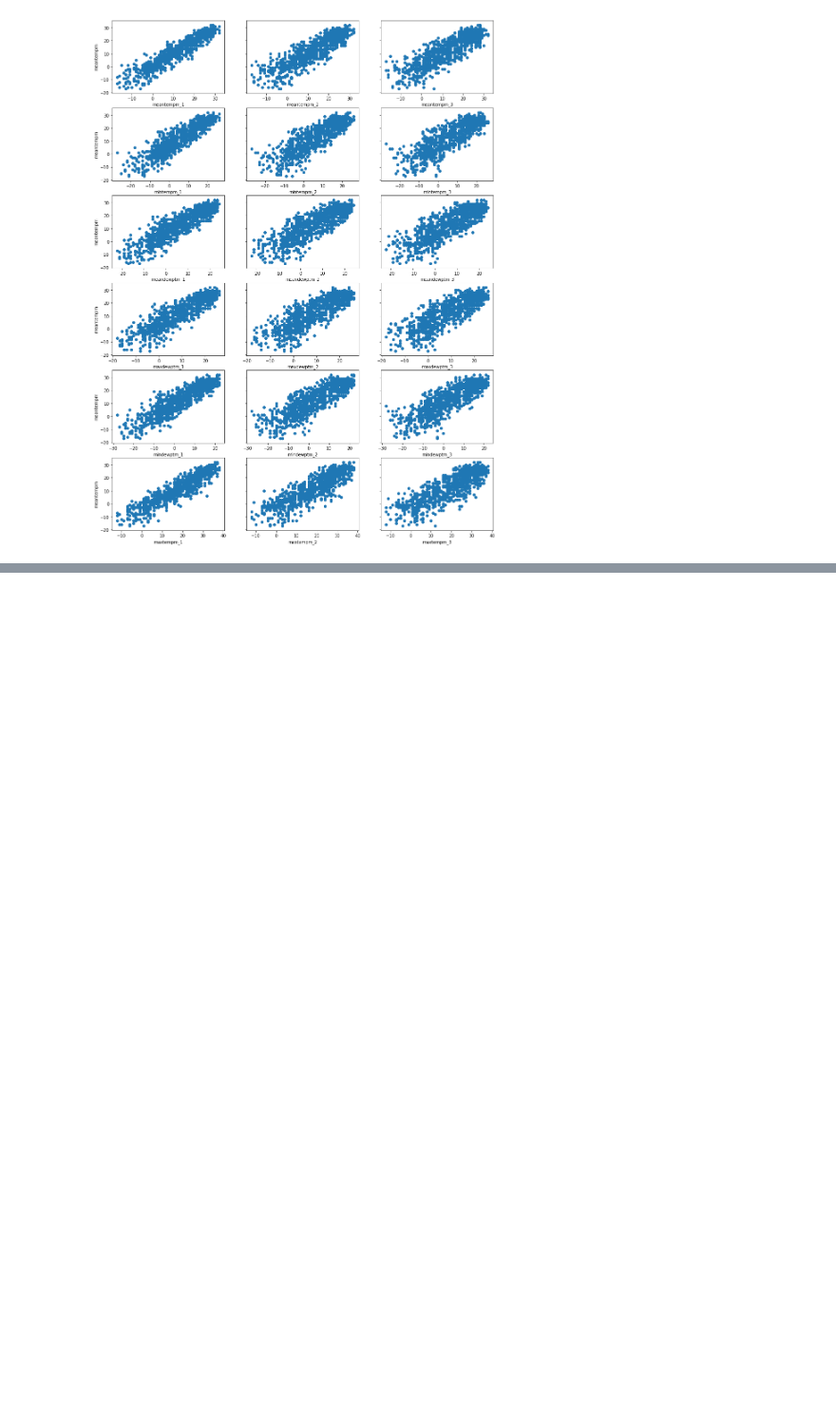
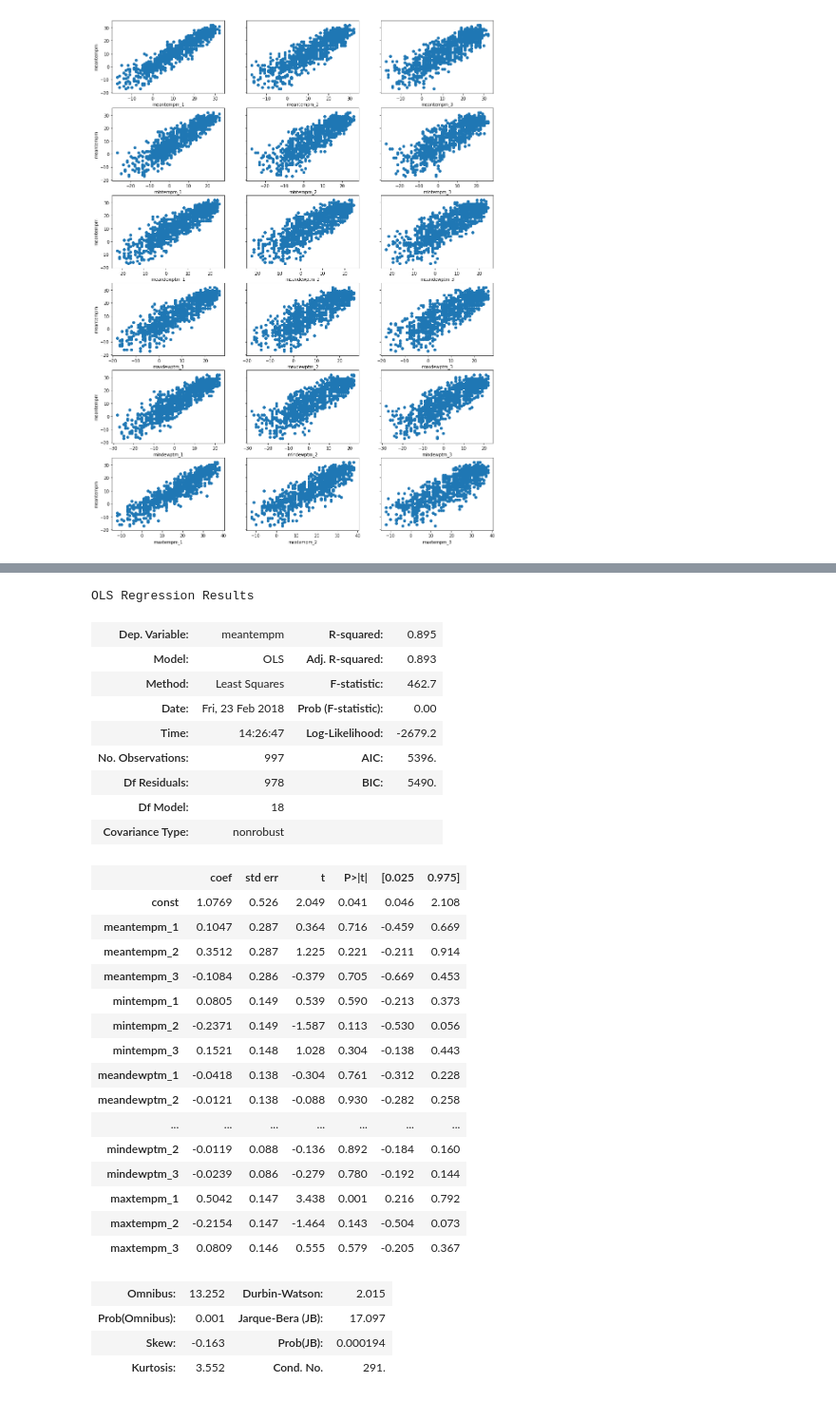
Before and after one commit to suyash0103/Weather-Predict, a Jupyter notebook: predict-jn.ipynb, the cells around one changed output, grey strips where cells are left out. Shown: that part at 95% size. Saved outputs shown, nothing was run; the diff lists cells and outputs as text; code cells hidden in the pictures; blank space fills up the shorter version.

Commit message:
Fit model using statsmodels

```diff
--- a/predict-jn.ipynb
+++ b/predict-jn.ipynb
@@ -700,3 +700,14 @@ for row, col_arr in enumerate(arr):
 plt.show()
 # %% [output]
 [figure]
+# %%
+# import the relevant module
+import statsmodels.api as sm
+
+# separate our my predictor variables (X) from my outcome variable y
+X = df2[predictors]
+y = df2['meantempm']
+
+# Add a constant to the predictor variable set to represent the Bo intercept
+X = sm.add_constant(X)
+X.ix[:5, :5]
@@ -702,0 +729,40 @@ plt.show()
+# %%
+# (1) select a significance value
+alpha = 0.05
+
+# (2) Fit the model
+model = sm.OLS(y, X).fit()
+
+# (3) evaluate the coefficients' p-values
+model.summary()
+# %% [output]
+OLS Regression Results
+| Dep. Variable: | meantempm | R-squared: | 0.895 |
+| Model: | OLS | Adj. R-squared: | 0.893 |
+| Method: | Least Squares | F-statistic: | 462.7 |
+| Date: | Fri, 23 Feb 2018 | Prob (F-statistic): | 0.00 |
+| Time: | 14:26:47 | Log-Likelihood: | -2679.2 |
+| No. Observations: | 997 | AIC: | 5396. |
+| Df Residuals: | 978 | BIC: | 5490. |
+| Df Model: | 18 |  |  |
+| Covariance Type: | nonrobust |  |  |
+|  | coef | std err | t | P>|t| | [0.025 | 0.975] |
+| const | 1.0769 | 0.526 | 2.049 | 0.041 | 0.046 | 2.108 |
+| meantempm_1 | 0.1047 | 0.287 | 0.364 | 0.716 | -0.459 | 0.669 |
+| meantempm_2 | 0.3512 | 0.287 | 1.225 | 0.221 | -0.211 | 0.914 |
+| meantempm_3 | -0.1084 | 0.286 | -0.379 | 0.705 | -0.669 | 0.453 |
+| mintempm_1 | 0.0805 | 0.149 | 0.539 | 0.590 | -0.213 | 0.373 |
+| mintempm_2 | -0.2371 | 0.149 | -1.587 | 0.113 | -0.530 | 0.056 |
+| mintempm_3 | 0.1521 | 0.148 | 1.028 | 0.304 | -0.138 | 0.443 |
+| meandewptm_1 | -0.0418 | 0.138 | -0.304 | 0.761 | -0.312 | 0.228 |
+| meandewptm_2 | -0.0121 | 0.138 | -0.088 | 0.930 | -0.282 | 0.258 |
+| ... | ... | ... | ... | ... | ... | ... |
+| mindewptm_2 | -0.0119 | 0.088 | -0.136 | 0.892 | -0.184 | 0.160 |
+| mindewptm_3 | -0.0239 | 0.086 | -0.279 | 0.780 | -0.192 | 0.144 |
+| maxtempm_1 | 0.5042 | 0.147 | 3.438 | 0.001 | 0.216 | 0.792 |
+| maxtempm_2 | -0.2154 | 0.147 | -1.464 | 0.143 | -0.504 | 0.073 |
+| maxtempm_3 | 0.0809 | 0.146 | 0.555 | 0.579 | -0.205 | 0.367 |
+| Omnibus: | 13.252 | Durbin-Watson: | 2.015 |
+| Prob(Omnibus): | 0.001 | Jarque-Bera (JB): | 17.097 |
+| Skew: | -0.163 | Prob(JB): | 0.000194 |
+| Kurtosis: | 3.552 | Cond. No. | 291. |
```
Also changed, not shown: parts of 1 cell of this notebook.
